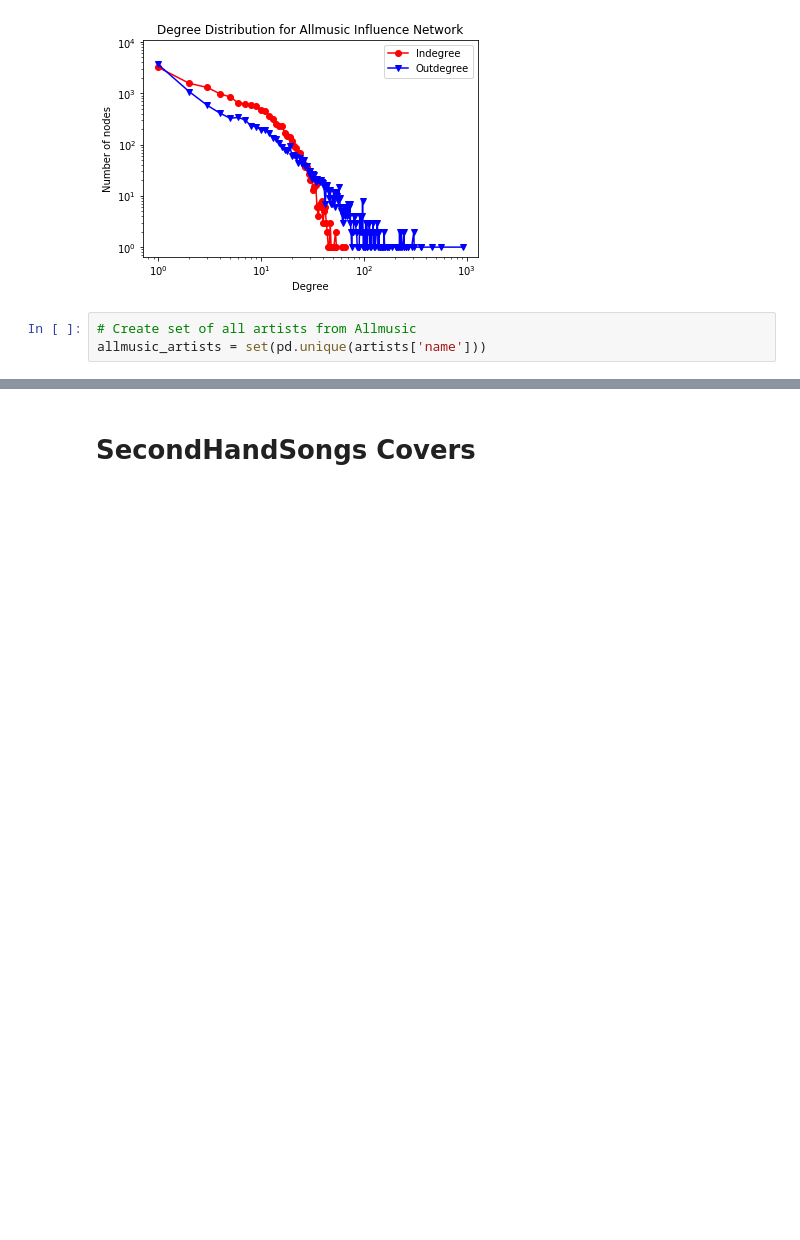
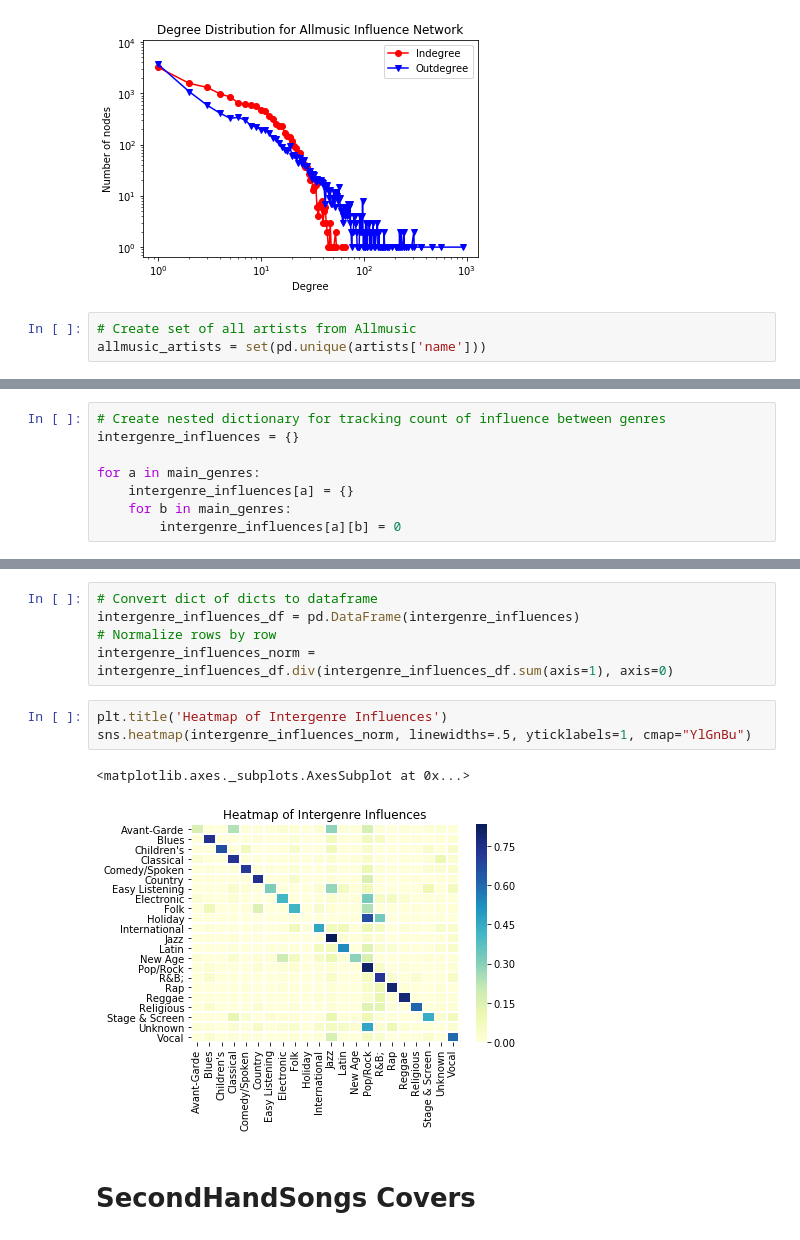
Before and after one commit to wzeyuann/music_influence, a Jupyter notebook: Exploratory_Analysis.ipynb, the cells around one changed output, grey strips where cells are left out. Drawn from its saved outputs; the diff is of its cells as text; blank space fills up the shorter version.

```diff
--- a/Exploratory_Analysis.ipynb
+++ b/Exploratory_Analysis.ipynb
@@ -105,0 +122,8 @@ allmusic_artists = set(pd.unique(artists['name']))
+# %%
+# Create nested dictionary for tracking count of influence between genres
+intergenre_influences = {}
+
+for a in main_genres:
+    intergenre_influences[a] = {}
+    for b in main_genres:
+        intergenre_influences[a][b] = 0
@@ -106,3 +136,14 @@ allmusic_artists = set(pd.unique(artists['name']))
+# %%
+# Convert dict of dicts to dataframe
+intergenre_influences_df = pd.DataFrame(intergenre_influences)
+# Normalize rows by row
+intergenre_influences_norm = intergenre_influences_df.div(intergenre_influences_df.sum(axis=1), axis=0)
+# %%
+plt.title('Heatmap of Intergenre Influences')
+sns.heatmap(intergenre_influences_norm, linewidths=.5, yticklabels=1, cmap="YlGnBu")
+# %% [output]
+<matplotlib.axes._subplots.AxesSubplot at 0x...>
+[figure, added]
 # %% [markdown]
 # SecondHandSongs Covers
 # %%
```
Also changed, not shown: parts of 19 cells of this notebook, 6 other files.
